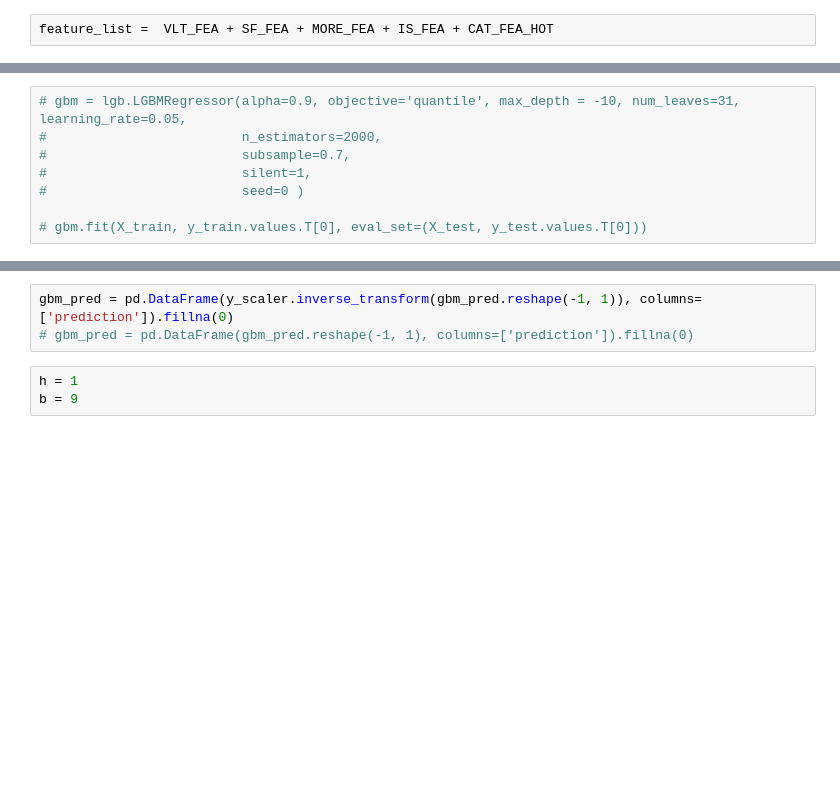
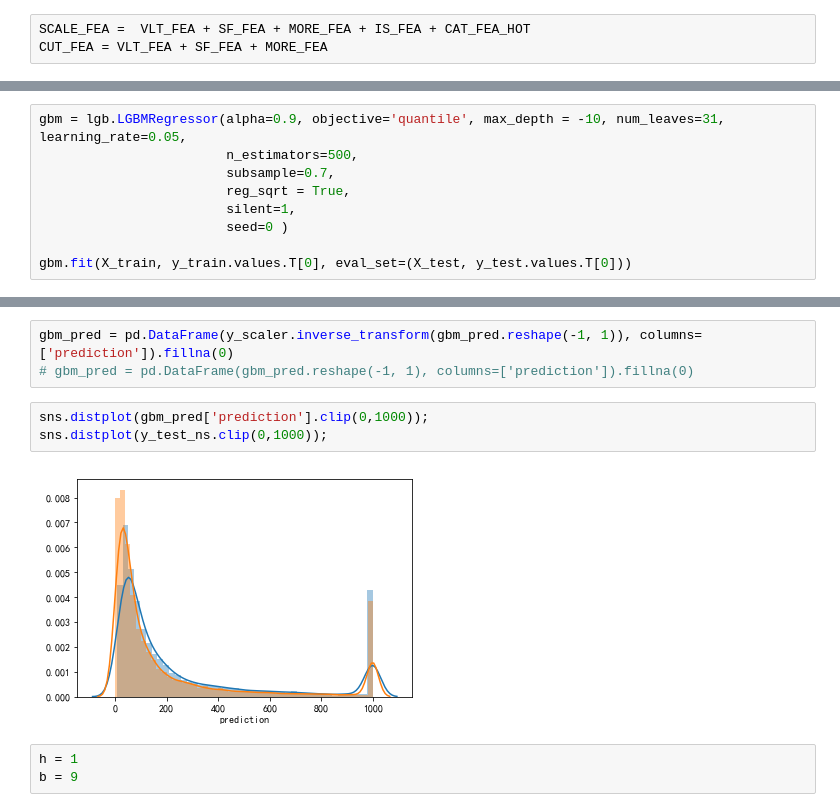
Before and after one commit to schemmy/e2e, a Jupyter notebook: construction/nn_v2.ipynb, the cells around one changed output, grey strips where cells are left out. Saved outputs shown, nothing was run; the diff lists cells and outputs as text; blank space fills up the shorter version.

```diff
--- a/construction/nn_v2.ipynb
+++ b/construction/nn_v2.ipynb
@@ -124,5 +140,6 @@ CAT_FEA_HOT = list(o2.columns)[-len_dummy:]
 # %%
-feature_list =  VLT_FEA + SF_FEA + MORE_FEA + IS_FEA + CAT_FEA_HOT
+SCALE_FEA =  VLT_FEA + SF_FEA + MORE_FEA + IS_FEA + CAT_FEA_HOT
+CUT_FEA = VLT_FEA + SF_FEA + MORE_FEA
 # %%
 # o1 = o1[(o1['target_decision'] > o1['target_decision'].quantile(0.01)) & (o1['target_decision'] < o1['target_decision'].quantile(0.98))]
 # o1 = o1[(o1['initial_stock'] > o1['initial_stock'].quantile(0.01)) & (o1['initial_stock'] < o1['initial_stock'].quantile(0.98))]
@@ -337,8 +360,9 @@ sns.distplot(y_test_ns);
 # %%
-# gbm = lgb.LGBMRegressor(alpha=0.9, objective='quantile', max_depth = -10, num_leaves=31, learning_rate=0.05,
-#                         n_estimators=2000,
-#                         subsample=0.7,
-#                         silent=1,
-#                         seed=0 )
+gbm = lgb.LGBMRegressor(alpha=0.9, objective='quantile', max_depth = -10, num_leaves=31, learning_rate=0.05,
+                        n_estimators=500,
+                        subsample=0.7,
+                        reg_sqrt = True,
+                        silent=1,
+                        seed=0 )
 
-# gbm.fit(X_train, y_train.values.T[0], eval_set=(X_test, y_test.values.T[0]))
+gbm.fit(X_train, y_train.values.T[0], eval_set=(X_test, y_test.values.T[0]))
@@ -347,6 +396,11 @@ gbm_pred=gbm.predict(X_test)
 # %%
 gbm_pred = pd.DataFrame(y_scaler.inverse_transform(gbm_pred.reshape(-1, 1)), columns=['prediction']).fillna(0)
 # gbm_pred = pd.DataFrame(gbm_pred.reshape(-1, 1), columns=['prediction']).fillna(0)
+# %%
+sns.distplot(gbm_pred['prediction'].clip(0,1000));
+sns.distplot(y_test_ns.clip(0,1000));
+# %% [output]
+[figure, added]
 # %%
 h = 1
 b = 9
```
Also changed, not shown: parts of 27 cells of this notebook, 31 other files.
